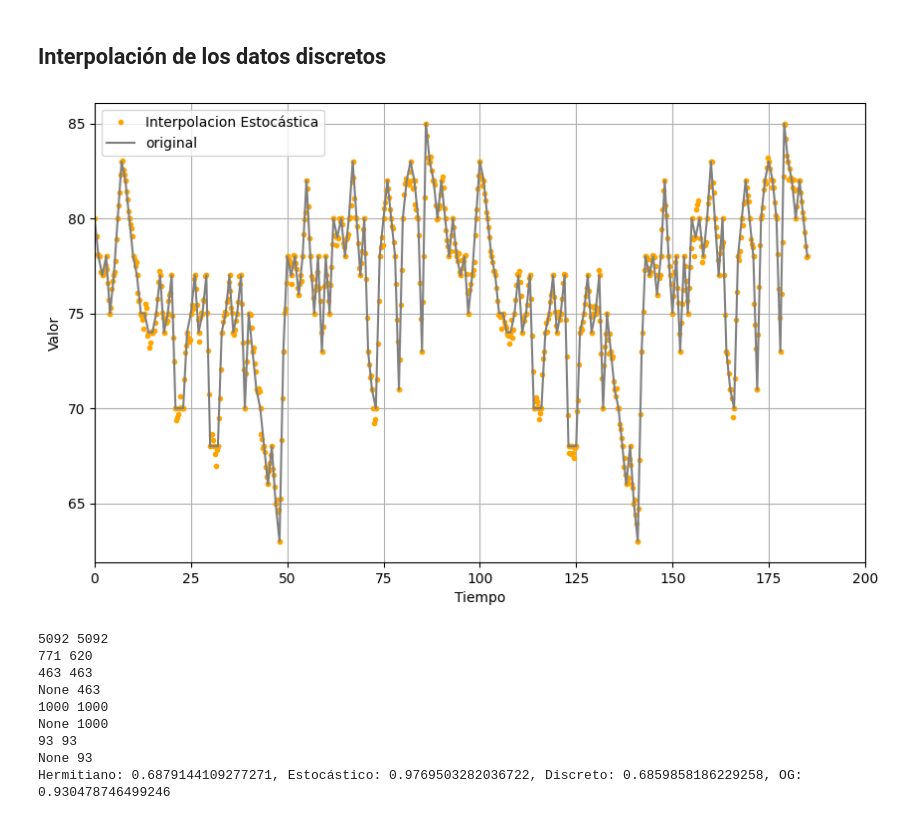
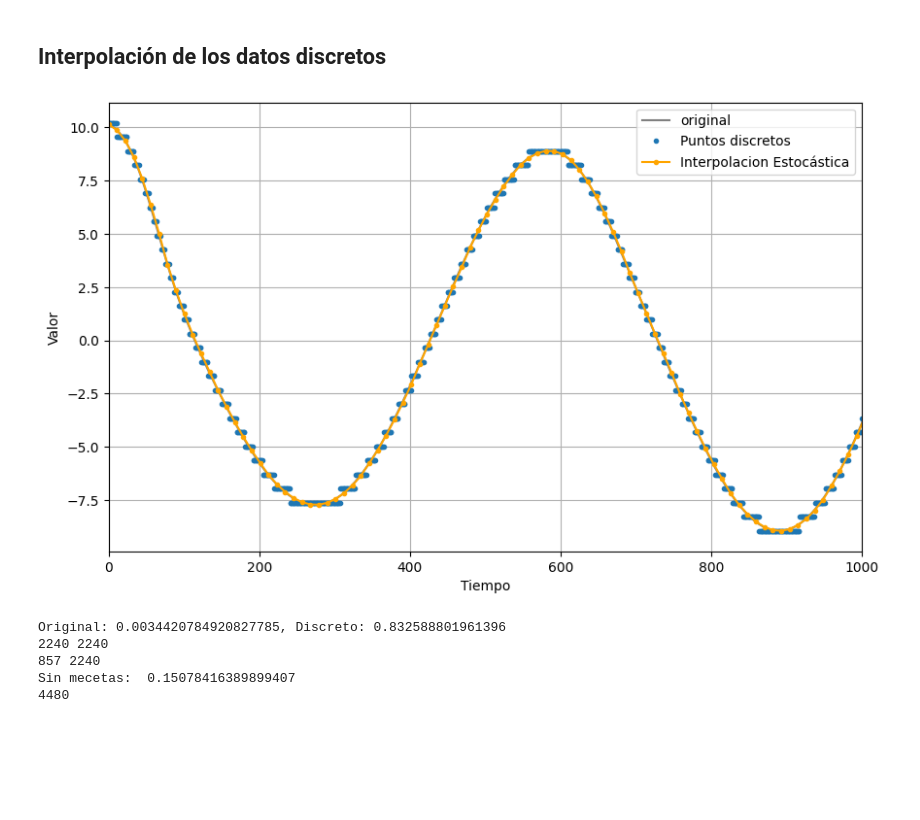
Before and after one commit to EduardoGarcia528/Tesis, a Jupyter notebook: brownian bridge.ipynb, the cells around one changed output. Saved outputs shown, nothing was run; the diff lists cells and outputs as text; code cells hidden in the pictures; blank space fills up the shorter version.

```diff
--- a/brownian bridge.ipynb
+++ b/brownian bridge.ipynb
@@ -348,48 +428,50 @@ def interpolador(subject, method, size):
 # %%
-s_0 = composers['Bach']['Serie_13']
-ñosta= np.load('J_interpolacion_hermite_cortado/1721_J_interp_Bach_herm.npy')
-# for i in range(len(ñosta)):
-#     if ñosta[i] < 0.6:
-#         print(i, ñosta[i])
-# s_0 = np.loadtxt("x_6.0.txt")
-# s_0 = orbit_values
-# s_0 = np.loadtxt("lorenz_x_28.0.txt")
-# x_discreto, s_0_discreto = discretizar_x(s_0, 350)
+s_0 = np.loadtxt("x_6.0.txt") # Rossler Cota: 1000
+# s_0 = [np.sin(5*x) + np.cos(5*x) for x in np.linspace(-25, 25, 15000)] # sin y cos Cota: 1000
+# s_0 = [np.sin(x)*np.cos(5*x) for x in np.linspace(-25, 25, 15000)] # Onda modulada Cota: 1000
+# s_0 = Logistic_map(0.6, 3.5, 2000) # logistico # Cota 100
+# s_0 = np.loadtxt("lorenz_x_28.0.txt") # lorenz # cota 1000
+# s_0 = [2*np.arcsin(np.sin(5*x))/np.pi for x in np.linspace(-15,15,15000)] # Funcion de onda triangular # Cota 1000
+# x, s_0 = np.linspace(0, 10000, 10000), mathieu_cem(1, 10, x)[0] # solución par de orden n=1 Eq Mathieu Cota: 1000
+
+# s_0 = interpolador(s_0,'herm', 10000)
+s_0_discreto = discretizar(s_0, 30)
 # x_discreto, s_0_discreto = encontrar_extremos_locales(s_0)
 
 # Graficar el resultado
-t_estocastico, X_estocastico = interpolador_estocastico(s_0, 5)
-X_herm = interpolador(s_0,'herm', 10000)
+# s_0_estocastico = add_brownian_between_repeats(s_0_discreto, points_per_segment=1)
+x_0_estocastico, s_0_estocastico = discretizar_x(s_0, 4480)
+# s_0_estocastico = remove_consecutive_duplicates(s_0_discreto)
+# s_0_estocastico = interpolador_estocastico(s_0_estocastico, 2)
+# s_0_estocastico = replace_long_repeating_segments(s_0_discreto)
 
 
-def norm(t_list):
-    t_list_norm = (t_list - np.min(t_list)) / (np.max(t_list) - np.min(t_list))
-    return t_list_norm
-
+x_original = np.arange(len(s_0))
+x_result = np.linspace(0, len(s_0) - 1, len(s_0_estocastico))
 
 plt.figure(figsize=(10, 6))
-plt.plot(t_estocastico, X_estocastico,'.', color = 'orange', label = 'Interpolacion Estocástica')
-# plt.plot(norm(t_estocastico)*np.max(x_discreto), X_estocastico, color = 'orange', label = 'Interpolacion Estocástica')
+# plt.plot(t_estocastico, X_estocastico,'.', color = 'orange', label = 'Interpolacion Estocástica')
 # plt.plot(norm(t_herm)*np.max(x_discreto), X_herm,'.-' ,color = 'red', alpha = 0.6, label = 'Interpolacion Hermitiana')
-plt.plot(s_0, color='gray', label = 'original')
+plt.plot(s_0,'-' ,color='gray', label = 'original')
 # plt.plot(t_herm, X_herm,'.', color = 'red',alpha=0.6, label = 'Interpolacion Hermite')
-# plt.plot(x_discreto,s_0_discreto,"o", label='Puntos discretos')
-# plt.title('Interpolación Brownian Bridge entre dos puntos')
+plt.plot(s_0_discreto,".", label='Puntos discretos')
+plt.plot(x_result, s_0_estocastico, '.-', color = 'orange', label = 'Interpolacion Estocástica')
 plt.xlabel('Tiempo')
 plt.ylabel('Valor')
-plt.xlim(0,200)
+plt.xlim(0,1000)
 plt.legend()
 plt.grid(True)
 plt.show()
-print(f'Hermitiano: {J_univariante(X_herm,1, True)}, Estocástico: {J_univariante(X_estocastico,1, True)}, Discreto: {J_univariante(s_0_discreto,1,True)}, OG: {J_univariante(s_0,1,True)}')
+print(f'Original: {J_univariante(s_0, 1, False)}, Discreto: {J_univariante(s_0_discreto, 1, False)}')
+if len(s_0_estocastico) < 500:
+    print('No tamaño suficiente para eliminar mecetas', len(s_0_estocastico))
+print(f'Sin mecetas: ',J_univariante(s_0_estocastico, 1, True))
+print(len(s_0_estocastico))
+# print(f'Hermitiano: {J_univariante(X_herm,1, True)}, Estocástico: {J_univariante(X_estocastico,1, True)}, Discreto: {J_univariante(s_0_discreto,1,True)}, OG: {J_univariante(s_0,1,True)}')
 # %% [output]
-[figure, old version]
+[figure, new version]
-5092 5092
-771 620
-463 463
-None 463
-1000 1000
-None 1000
-93 93
-None 93
-Hermitiano: 0.6879144109277271, Estocástico: 0.9769503282036722, Discreto: 0.6859858186229258, OG: 0.930478746499246
+Original: 0.0034420784920827785, Discreto: 0.832588801961396
+2240 2240
+857 2240
+Sin mecetas:  0.15078416389899407
+4480
```
Also changed, not shown: parts of 13 cells of this notebook, 1 other file.
